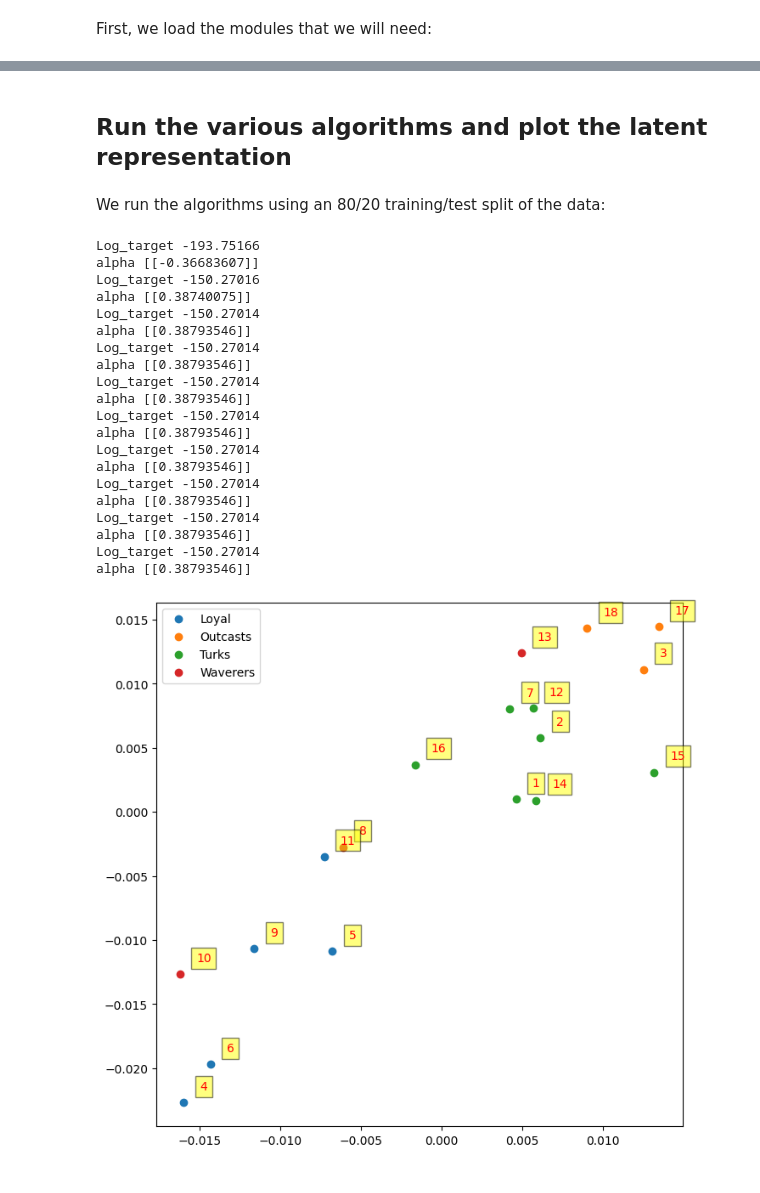
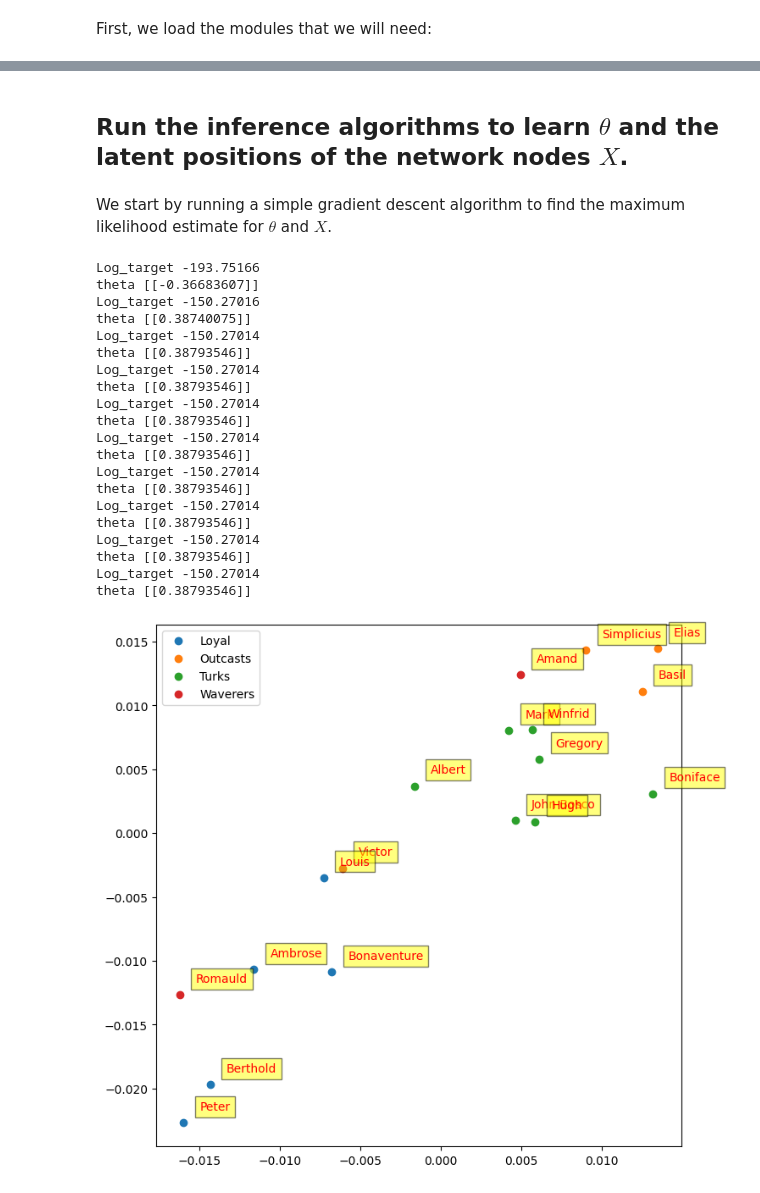
Before and after one commit to chris-nemeth/CoinEM, a Jupyter notebook: networks/latent_space_network_model-monks.ipynb, the cells around one changed output, grey strips where cells are left out. Cells and saved outputs as stored; diff of their text form; code cells hidden in the pictures.

```diff
--- a/networks/latent_space_network_model-monks.ipynb
+++ b/networks/latent_space_network_model-monks.ipynb
@@ -201,49 +181,49 @@ grad_x = grad(log_target,1)
 # %% [markdown]
-## Run the various algorithms and plot the latent representation
+## Run the inference algorithms to learn $\theta$ and the latent positions of the network nodes $X$.
-# %% [markdown]
-We run the algorithms using an 80/20 training/test split of the data:
+# %% [markdown]
+We start by running a simple gradient descent algorithm to find the maximum likelihood estimate for $\theta$ and $X$.
 # %%
 #Find the MLE
 D = y.shape[0]
 # Initialize parameter estimates and particle cloud, all at zero:
-th0 = jnp.array([[1.0]])  # Parameter estimate.
 key, x_key = random.split(key, 2)
-
-th = th0
+th = jnp.array([[1.0]])
 x = 0.1*random.normal(x_key,(D, 2))
 
 lr = 0.01
 for step in range(10000):
     x_grad = grad_x(th,x)
     x += lr*x_grad
-    th_grad = grad_alpha(th,x)
+    th_grad = grad_theta(th,x)
     th += lr*th_grad
     if step % 1000 == 0:
         print('Log_target', log_target(th,x))
-        print('alpha',th)
+        print('theta',th)
 Xmle = x
+
+#Because reflections, rotations and translations of X will lead to the same likelihood value, so use a procrustean transformation X to a reference set X0.
 Xmle, _ ,_ = procrustes(random.normal(x_key,(D, 2)), x)
 # %% [output]
 Log_target -193.75166
-alpha [[-0.36683607]]
+theta [[-0.36683607]]
 Log_target -150.27016
-alpha [[0.38740075]]
+theta [[0.38740075]]
 Log_target -150.27014
-alpha [[0.38793546]]
+theta [[0.38793546]]
 Log_target -150.27014
-alpha [[0.38793546]]
+theta [[0.38793546]]
 Log_target -150.27014
-alpha [[0.38793546]]
+theta [[0.38793546]]
 Log_target -150.27014
-alpha [[0.38793546]]
+theta [[0.38793546]]
 Log_target -150.27014
-alpha [[0.38793546]]
+theta [[0.38793546]]
 Log_target -150.27014
-alpha [[0.38793546]]
+theta [[0.38793546]]
 Log_target -150.27014
-alpha [[0.38793546]]
+theta [[0.38793546]]
 Log_target -150.27014
-alpha [[0.38793546]]
+theta [[0.38793546]]
 # %%
 # Set approximation parameters:
 h = 1e-2 # Step-size.
@@ -270,25 +250,25 @@ X_coin = procrustes_transform(X_coin, Xmle)
 # %%
 #Plot the output from the algorithms
 
 import pandas as pd
 
 avg_X_coin = jnp.mean(X_coin,axis=2)
 avg_X_pgd = jnp.mean(X_pgd,axis=2)
 
 names = ["John Bosco", "Gregory", "Basil", "Peter", "Bonaventure", "Berthold", "Mark", "Victor", "Ambrose", "Romauld", "Louis", "Winfrid", "Amand", "Hugh", "Boniface", "Albert", "Elias", "Simplicius"]
 numbers = [str(a) for a in np.arange(1,19)]
 group = ["Turks", "Turks", "Outcasts", "Loyal", "Loyal", "Loyal", "Turks", "Loyal", "Loyal", "Loyal", "Loyal", "Turks", "Outcasts", "Turks", "Turks", "Turks", "Outcasts", "Outcasts"]
 waverers = ["Turks", "Turks", "Outcasts", "Loyal", "Loyal", "Loyal", "Turks", "Waverers", "Loyal", "Waverers", "Loyal", "Turks", "Waverers", "Turks", "Turks", "Turks", "Outcasts", "Outcasts"]
 
 data = pd.DataFrame({"X": avg_X_coin[:,0], "Y": avg_X_coin[:,1], "Group": waverers})
 groups = data.groupby("Group")
 
 fig = plt.figure(figsize=(8,8), dpi= 100)
 for name, group in groups:
     plt.plot(np.asarray(group["X"]), np.asarray(group["Y"]), marker="o", linestyle="", label=name)
 plt.legend()
 #plt.scatter(avg_X_pgd[:,0],avg_X_pgd[:,1])
 for i in range(D):
-    plt.text(x=avg_X_coin[i,0]+0.001,y=avg_X_coin[i,1]+0.001,s=numbers[i],fontdict=dict(color='red',size=10),bbox=dict(facecolor='yellow',alpha=0.5))
+    plt.text(x=avg_X_coin[i,0]+0.001,y=avg_X_coin[i,1]+0.001,s=names[i],fontdict=dict(color='red',size=10),bbox=dict(facecolor='yellow',alpha=0.5))
 # %% [output]
-[figure, old version]
+[figure, new version]
```
Also changed, not shown: parts of 13 cells of this notebook, 1 other file.
